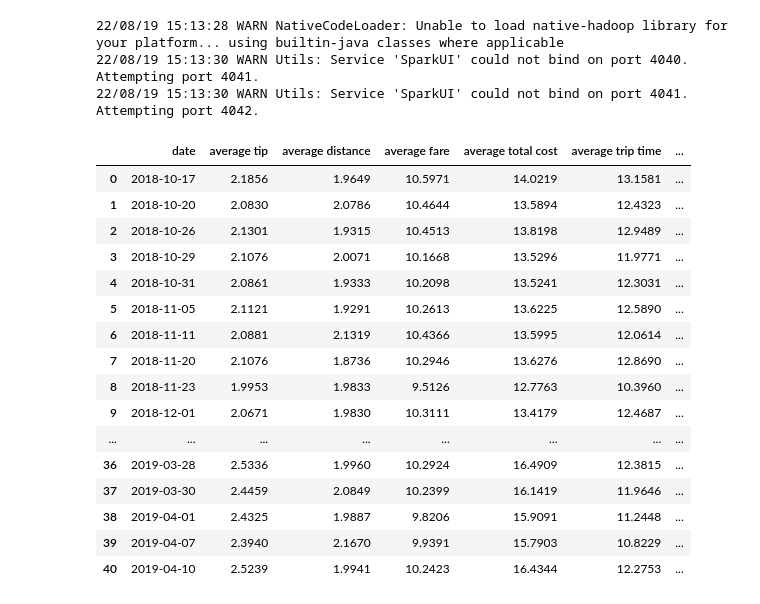
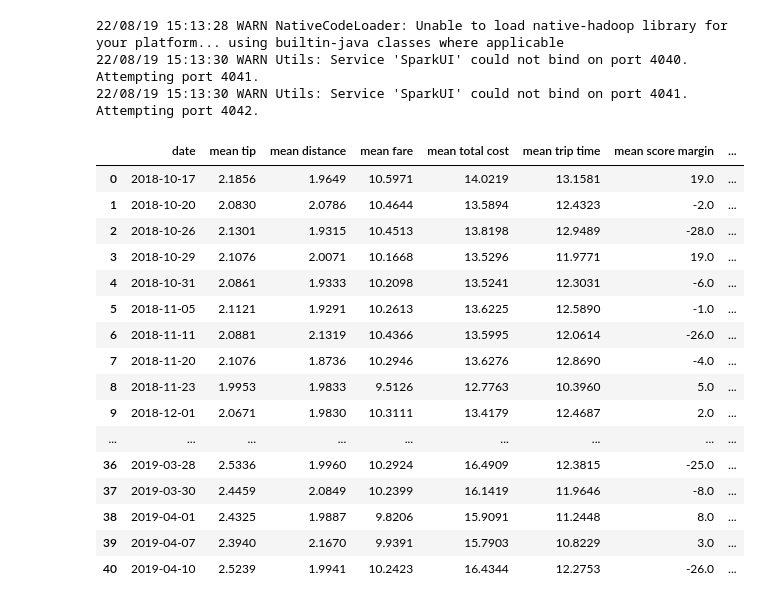
Before and after one commit to MAST30034-Applied-Data-Science/mast30034-project-1-dustintano10, a Jupyter notebook: notebooks/Analysis.ipynb, the cells around one changed output. Cells and saved outputs as stored; diff of their text form; code cells hidden in the pictures.

```diff
--- a/notebooks/Analysis.ipynb
+++ b/notebooks/Analysis.ipynb
@@ -39,26 +41,26 @@ aggregate_start = pd.read_parquet('../../mast30034-project-1-dustintano10/data/c
 aggregate_PU = pd.read_parquet('../../mast30034-project-1-dustintano10/data/curated/yellow/aggregate_PU')
 aggregate_DO = pd.read_parquet('../../mast30034-project-1-dustintano10/data/curated/yellow/aggregate_DO')
 # %%
-aggregate_date.rename(columns = {'mean_tip':'average tip', 'mean_distance':'average distance', 'mean_fare' : 'average fare',
-                           'mean_total' : 'average total cost', 'mean_length' : 'average trip time',
-                            'mean_margin' : 'average score margin', 'mean_attendance' : 'average attendance' }, inplace = True )
+aggregate_date.rename(columns = {'mean_tip':'mean tip', 'mean_distance':'mean distance', 'mean_fare' : 'mean fare',
+                           'mean_total' : 'mean total cost', 'mean_length' : 'mean trip time',
+                            'mean_margin' : 'mean score margin', 'mean_attendance' : 'mean attendance' }, inplace = True )
 aggregate_date
 # %% [output]
-|  | date | average tip | average distance | average fare | average total cost | average trip time | ... |
-| 0 | 2018-10-17 | 2.1856 | 1.9649 | 10.5971 | 14.0219 | 13.1581 | ... |
-| 1 | 2018-10-20 | 2.0830 | 2.0786 | 10.4644 | 13.5894 | 12.4323 | ... |
-| 2 | 2018-10-26 | 2.1301 | 1.9315 | 10.4513 | 13.8198 | 12.9489 | ... |
-| 3 | 2018-10-29 | 2.1076 | 2.0071 | 10.1668 | 13.5296 | 11.9771 | ... |
-| 4 | 2018-10-31 | 2.0861 | 1.9333 | 10.2098 | 13.5241 | 12.3031 | ... |
-| 5 | 2018-11-05 | 2.1121 | 1.9291 | 10.2613 | 13.6225 | 12.5890 | ... |
-| 6 | 2018-11-11 | 2.0881 | 2.1319 | 10.4366 | 13.5995 | 12.0614 | ... |
-| 7 | 2018-11-20 | 2.1076 | 1.8736 | 10.2946 | 13.6276 | 12.8690 | ... |
-| 8 | 2018-11-23 | 1.9953 | 1.9833 | 9.5126 | 12.7763 | 10.3960 | ... |
-| 9 | 2018-12-01 | 2.0671 | 1.9830 | 10.3111 | 13.4179 | 12.4687 | ... |
-| ... | ... | ... | ... | ... | ... | ... | ... |
-| 36 | 2019-03-28 | 2.5336 | 1.9960 | 10.2924 | 16.4909 | 12.3815 | ... |
-| 37 | 2019-03-30 | 2.4459 | 2.0849 | 10.2399 | 16.1419 | 11.9646 | ... |
-| 38 | 2019-04-01 | 2.4325 | 1.9887 | 9.8206 | 15.9091 | 11.2448 | ... |
-| 39 | 2019-04-07 | 2.3940 | 2.1670 | 9.9391 | 15.7903 | 10.8229 | ... |
-| 40 | 2019-04-10 | 2.5239 | 1.9941 | 10.2423 | 16.4344 | 12.2753 | ... |
+|  | date | mean tip | mean distance | mean fare | mean total cost | mean trip time | mean score margin | ... |
+| 0 | 2018-10-17 | 2.1856 | 1.9649 | 10.5971 | 14.0219 | 13.1581 | 19.0 | ... |
+| 1 | 2018-10-20 | 2.0830 | 2.0786 | 10.4644 | 13.5894 | 12.4323 | -2.0 | ... |
+| 2 | 2018-10-26 | 2.1301 | 1.9315 | 10.4513 | 13.8198 | 12.9489 | -28.0 | ... |
+| 3 | 2018-10-29 | 2.1076 | 2.0071 | 10.1668 | 13.5296 | 11.9771 | 19.0 | ... |
+| 4 | 2018-10-31 | 2.0861 | 1.9333 | 10.2098 | 13.5241 | 12.3031 | -6.0 | ... |
+| 5 | 2018-11-05 | 2.1121 | 1.9291 | 10.2613 | 13.6225 | 12.5890 | -1.0 | ... |
+| 6 | 2018-11-11 | 2.0881 | 2.1319 | 10.4366 | 13.5995 | 12.0614 | -26.0 | ... |
+| 7 | 2018-11-20 | 2.1076 | 1.8736 | 10.2946 | 13.6276 | 12.8690 | -4.0 | ... |
+| 8 | 2018-11-23 | 1.9953 | 1.9833 | 9.5126 | 12.7763 | 10.3960 | 5.0 | ... |
+| 9 | 2018-12-01 | 2.0671 | 1.9830 | 10.3111 | 13.4179 | 12.4687 | 2.0 | ... |
+| ... | ... | ... | ... | ... | ... | ... | ... | ... |
+| 36 | 2019-03-28 | 2.5336 | 1.9960 | 10.2924 | 16.4909 | 12.3815 | -25.0 | ... |
+| 37 | 2019-03-30 | 2.4459 | 2.0849 | 10.2399 | 16.1419 | 11.9646 | -8.0 | ... |
+| 38 | 2019-04-01 | 2.4325 | 1.9887 | 9.8206 | 15.9091 | 11.2448 | 8.0 | ... |
+| 39 | 2019-04-07 | 2.3940 | 2.1670 | 9.9391 | 15.7903 | 10.8229 | 3.0 | ... |
+| 40 | 2019-04-10 | 2.5239 | 1.9941 | 10.2423 | 16.4344 | 12.2753 | -26.0 | ... |
 # %%
```
Also changed, not shown: parts of 12 cells of this notebook, 5 other files.
